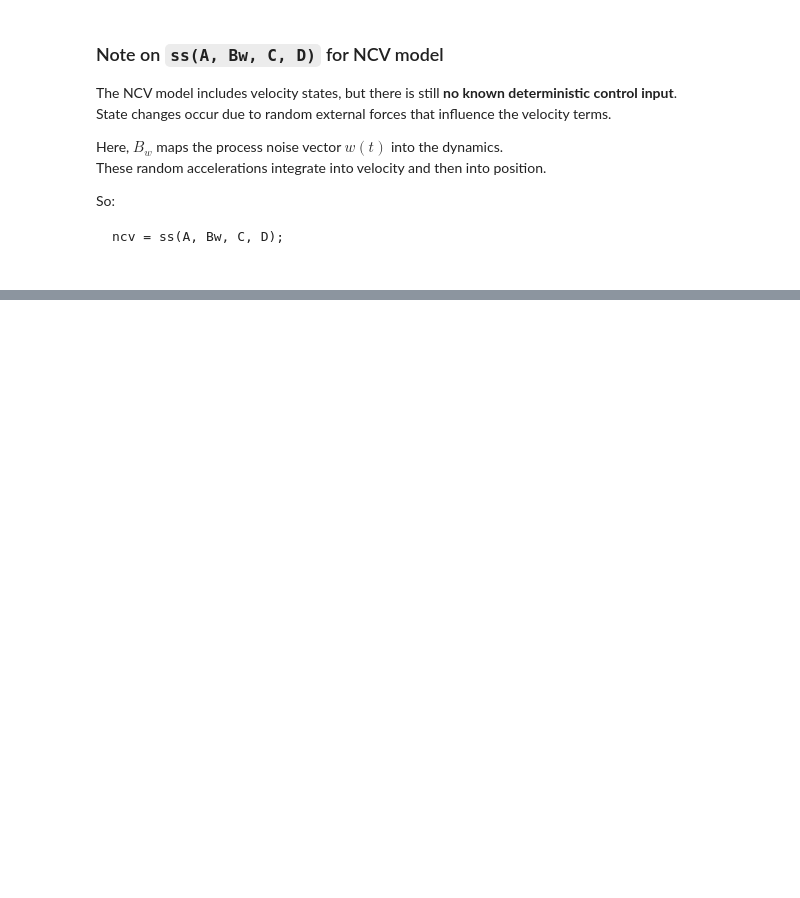
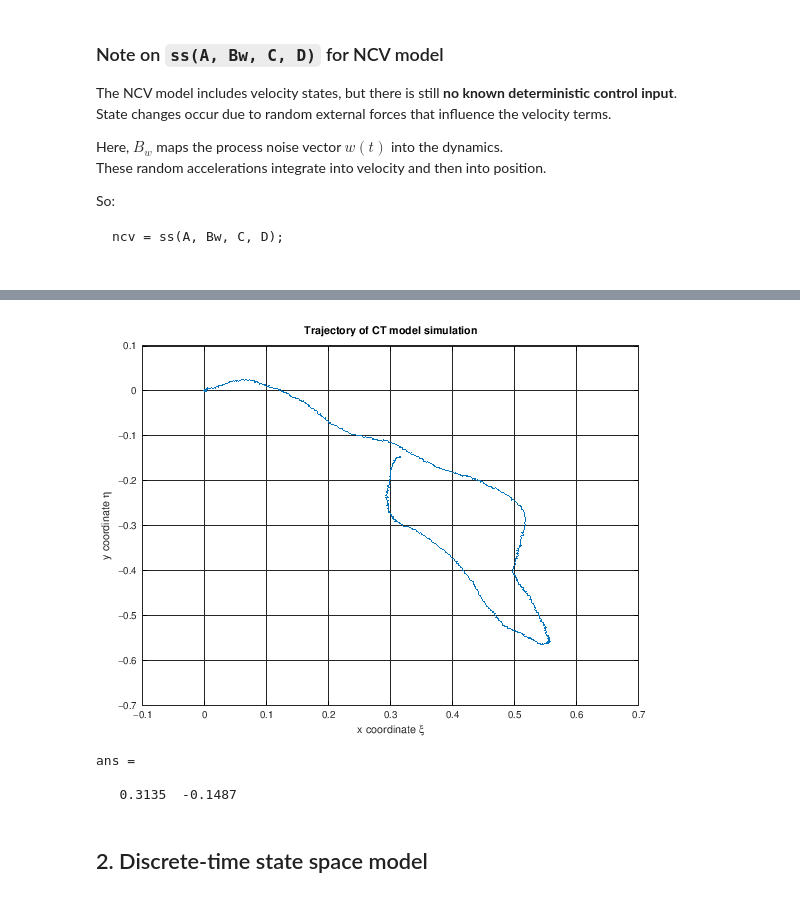
Before and after one commit to anilram30/kalman-filter-specialization, a Jupyter notebook: 01_KinematicModels_NCV_NCA_NCT.ipynb, the cells around one changed output, grey strips where cells are left out. Drawn from its saved outputs; the diff is of its cells as text; code cells hidden in the pictures; blank space fills up the shorter version.

```diff
--- a/01_KinematicModels_NCV_NCA_NCT.ipynb
+++ b/01_KinematicModels_NCV_NCA_NCT.ipynb
@@ -191,0 +305,9 @@ ncv = ss(A, Bw, C, D);
+# %%
+% Define the CT model
+W  = 0.01; % Value of Omega
+A  = [0 1 0 0; 0 0 0 -W; ...
+      0 0 0 1; 0 W 0 0];
+Bw = [0 0; 1 0; 0 0; 0 1];
+C  = [1 0 0 0; 0 0 1 0];
+D  = zeros(2);
+ct = ss(A,Bw,C,D);
@@ -191,0 +334,30 @@ ncv = ss(A, Bw, C, D);
+# %%
+%% Simulate CT model
+randn("state", 0);              % Fix random seed for reproducibility
+
+dt   = 0.1;
+N    = 1000;
+t    = (0:N-1)*dt;
+
+w    = 0.01 * randn(2, N);      % process noise (smaller)
+v    = 0.001 * randn(2, N);     % measurement noise (very small)
+
+z    = lsim(ct, w', t) + v';    % measured output
+# %%
+% Plot the output of the CT model
+plot(z(:,1),z(:,2));
+xlabel('x coordinate \xi');
+ylabel('y coordinate \eta');
+title('Trajectory of CT model simulation');
+grid on
+# %% [output]
+[figure, added]
+# %%
+% Display the final coordinate of the trajectory
+z(end,:)
+# %% [output]
+ans =
+
+   0.3135  -0.1487
+# %% [markdown]
+## 2. Discrete-time state space model
```
Also changed, not shown: parts of 11 cells of this notebook.
